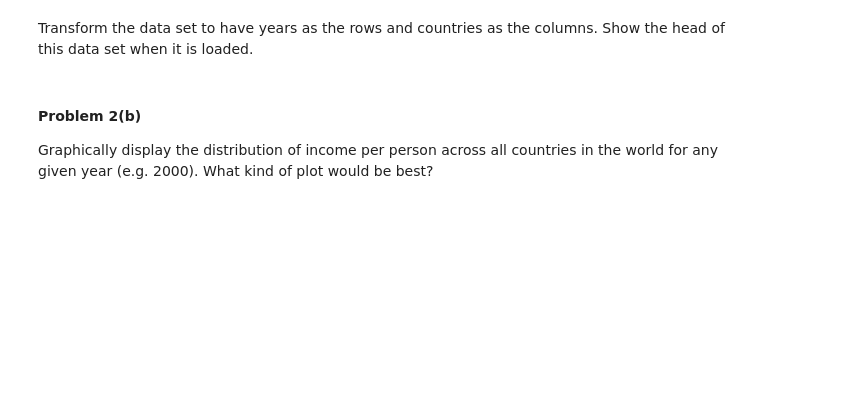
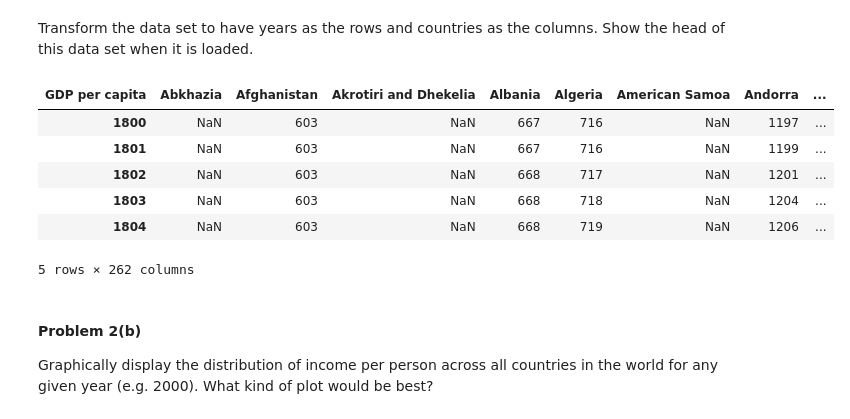
Before and after one commit to williamma12/2014, a Jupyter notebook: homework/HW1.ipynb, the cells around one changed output. Saved outputs shown, nothing was run; the diff lists cells and outputs as text; code cells hidden in the pictures; blank space fills up the shorter version.

```diff
--- a/homework/HW1.ipynb
+++ b/homework/HW1.ipynb
@@ -196,3 +217,17 @@ Transform the data set to have years as the rows and countries as the columns. S
+# %%
+#your code here
+income_trans = income.T
+income_trans.columns = income_trans.iloc[0]
+income_trans = income_trans.reindex(income_trans.index.drop('GDP per capita'))
+income_trans.head()
+# %% [output]
+| GDP per capita | Abkhazia | Afghanistan | Akrotiri and Dhekelia | Albania | Algeria | American Samoa | Andorra | ... |
+| 1800 | NaN | 603 | NaN | 667 | 716 | NaN | 1197 | ... |
+| 1801 | NaN | 603 | NaN | 667 | 716 | NaN | 1199 | ... |
+| 1802 | NaN | 603 | NaN | 668 | 717 | NaN | 1201 | ... |
+| 1803 | NaN | 603 | NaN | 668 | 718 | NaN | 1204 | ... |
+| 1804 | NaN | 603 | NaN | 668 | 719 | NaN | 1206 | ... |
+5 rows × 262 columns
 # %% [markdown]
 #### Problem 2(b)
 
```
Also changed, not shown: parts of 9 cells of this notebook.
